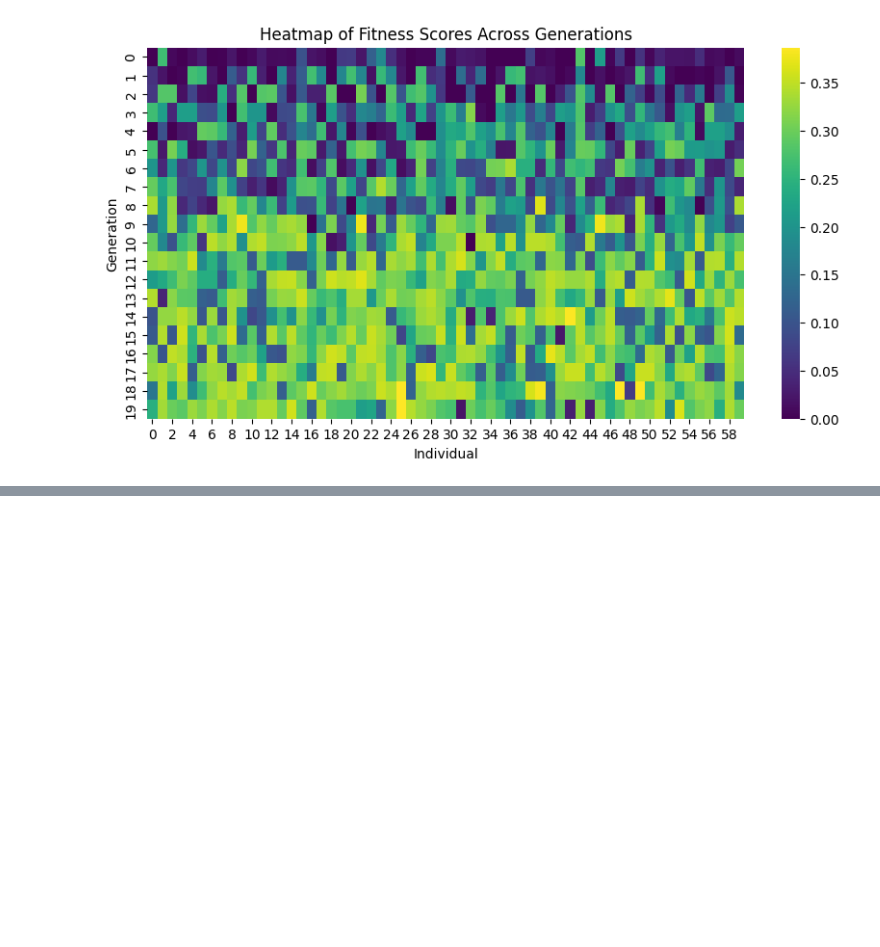
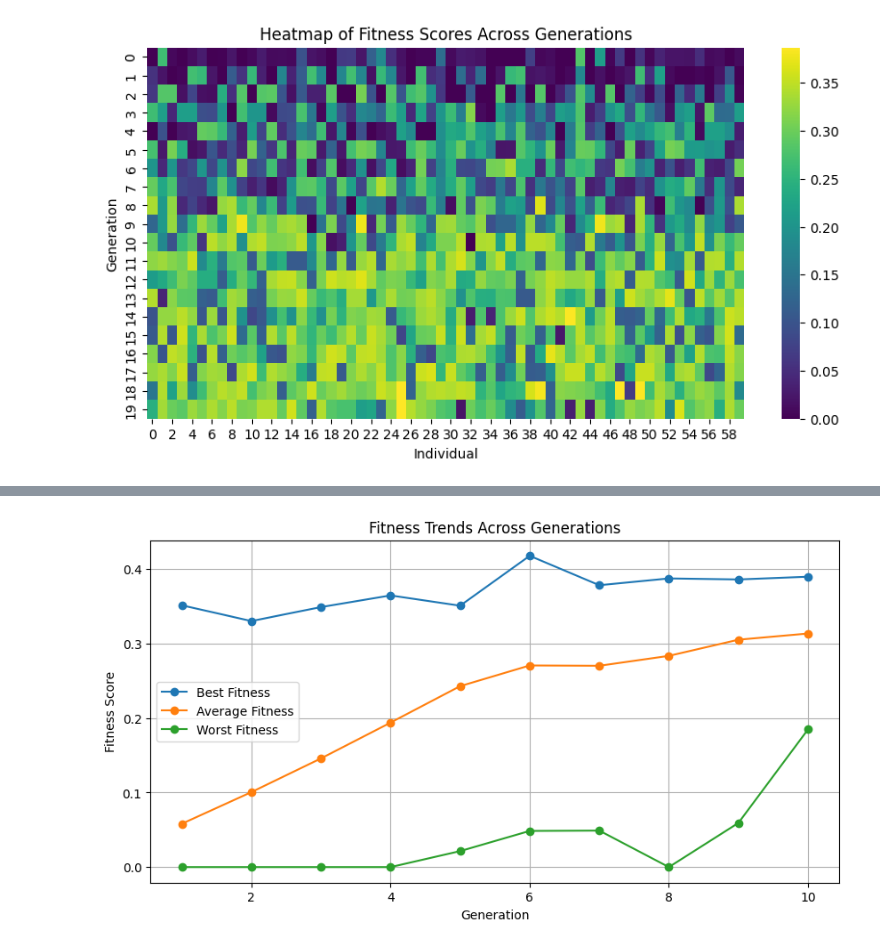
Before and after one commit to georgebaint/Mobile-Robot-Simulator, a Jupyter notebook: evolution_plots.ipynb, the cells around one changed output, grey strips where cells are left out. Cells and saved outputs as stored; diff of their text form; code cells hidden in the pictures; blank space fills up the shorter version.

```diff
--- a/evolution_plots.ipynb
+++ b/evolution_plots.ipynb
@@ -77,0 +87,19 @@ plt.show()
+# %%
+best_fitness = [max(gen) for gen in fitness_history]
+average_fitness = [sum(gen) / len(gen) for gen in fitness_history]
+worst_fitness = [min(gen) for gen in fitness_history]
+
+generations = list(range(1, len(fitness_history) + 1))
+
+plt.figure(figsize=(10, 5))
+plt.plot(generations, best_fitness, label='Best Fitness', marker='o')
+plt.plot(generations, average_fitness, label='Average Fitness', marker='o')
+plt.plot(generations, worst_fitness, label='Worst Fitness', marker='o')
+plt.xlabel('Generation')
+plt.ylabel('Fitness Score')
+plt.title('Fitness Trends Across Generations')
+plt.legend()
+plt.grid(True)
+plt.show()
+# %% [output]
+[figure, added]
```
Also changed, not shown: parts of 14 cells of this notebook, 12 other files.
